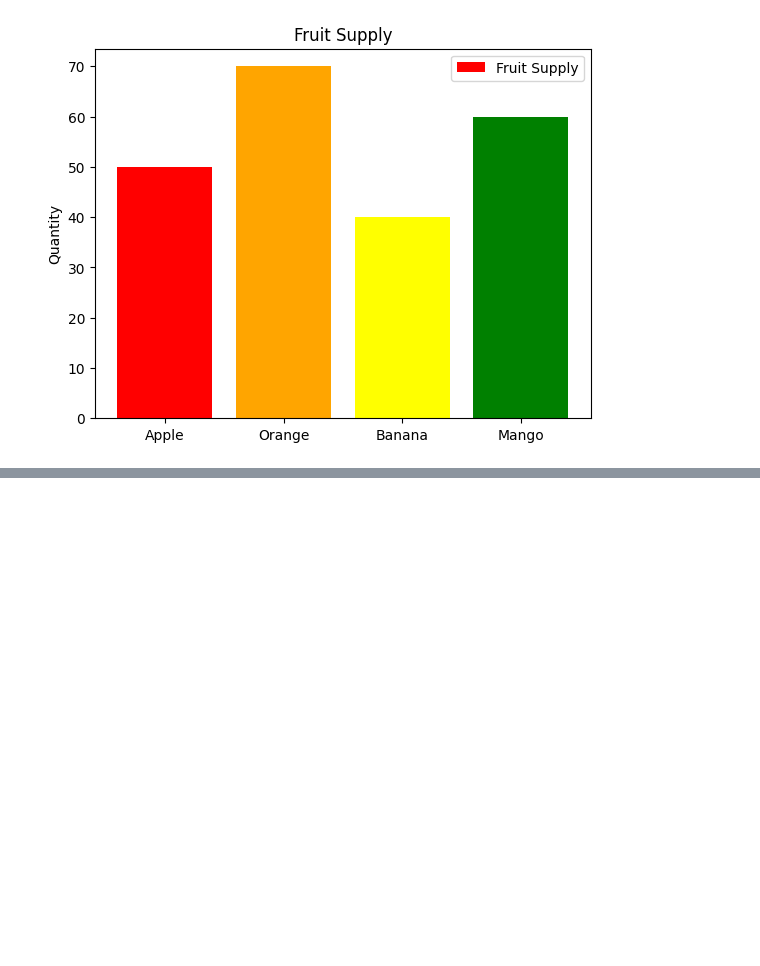
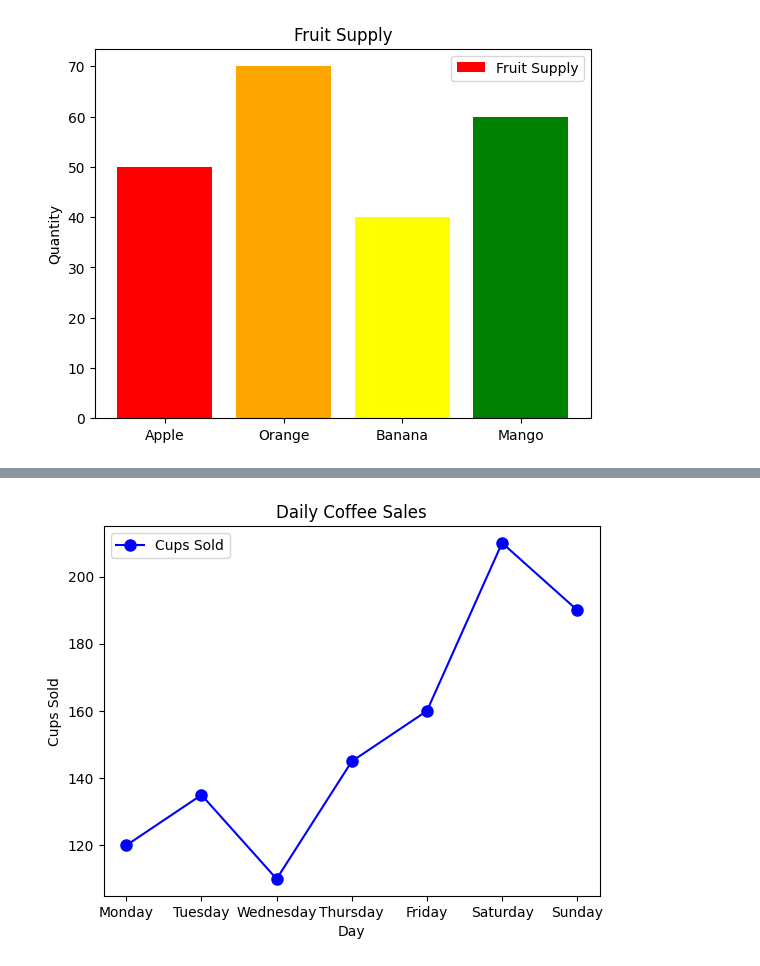
Before and after one commit to abdimudesirahmed/Qiyas-AI, a Jupyter notebook: Data_visualization.ipynb, the cells around one changed output, grey strips where cells are left out. Cells and saved outputs as stored; diff of their text form; code cells hidden in the pictures; blank space fills up the shorter version.

```diff
--- a/Data_visualization.ipynb
+++ b/Data_visualization.ipynb
@@ -123,0 +208,15 @@ plt.show()
+# %%
+import pandas as pd
+sales = pd.DataFrame({
+    "day": ["Monday", "Tuesday", "Wednesday", "Thursday", "Friday", "Saturday", "Sunday"],
+    "cups_sold": [120, 135, 110, 145, 160, 210, 190]
+})
+
+plt.plot(sales["day"], sales["cups_sold"], color='blue', marker='o', linestyle='-', markersize=8, label='Cups Sold')
+plt.title('Daily Coffee Sales')
+plt.xlabel('Day')
+plt.ylabel('Cups Sold')
+plt.legend()
+plt.show()
+# %% [output]
+[figure, added]
```
Also changed, not shown: parts of 2 cells of this notebook, 3 other files.
